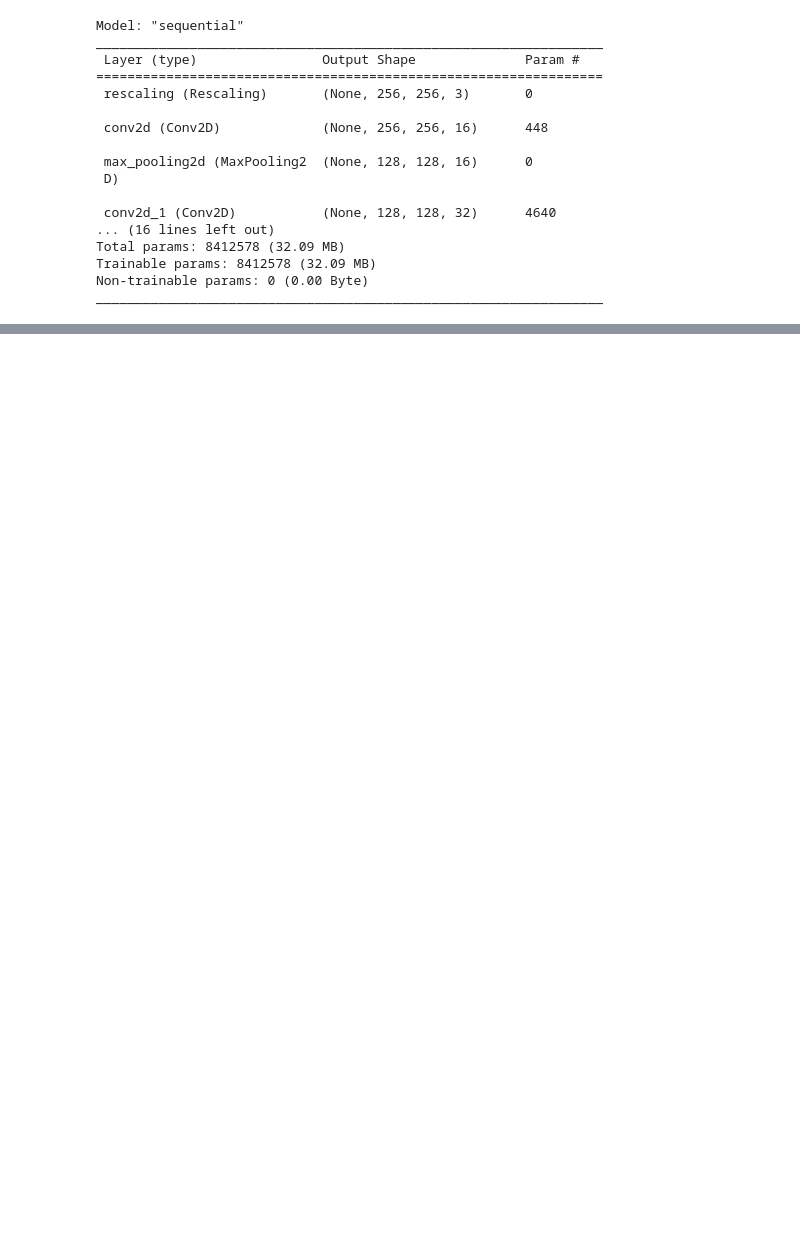
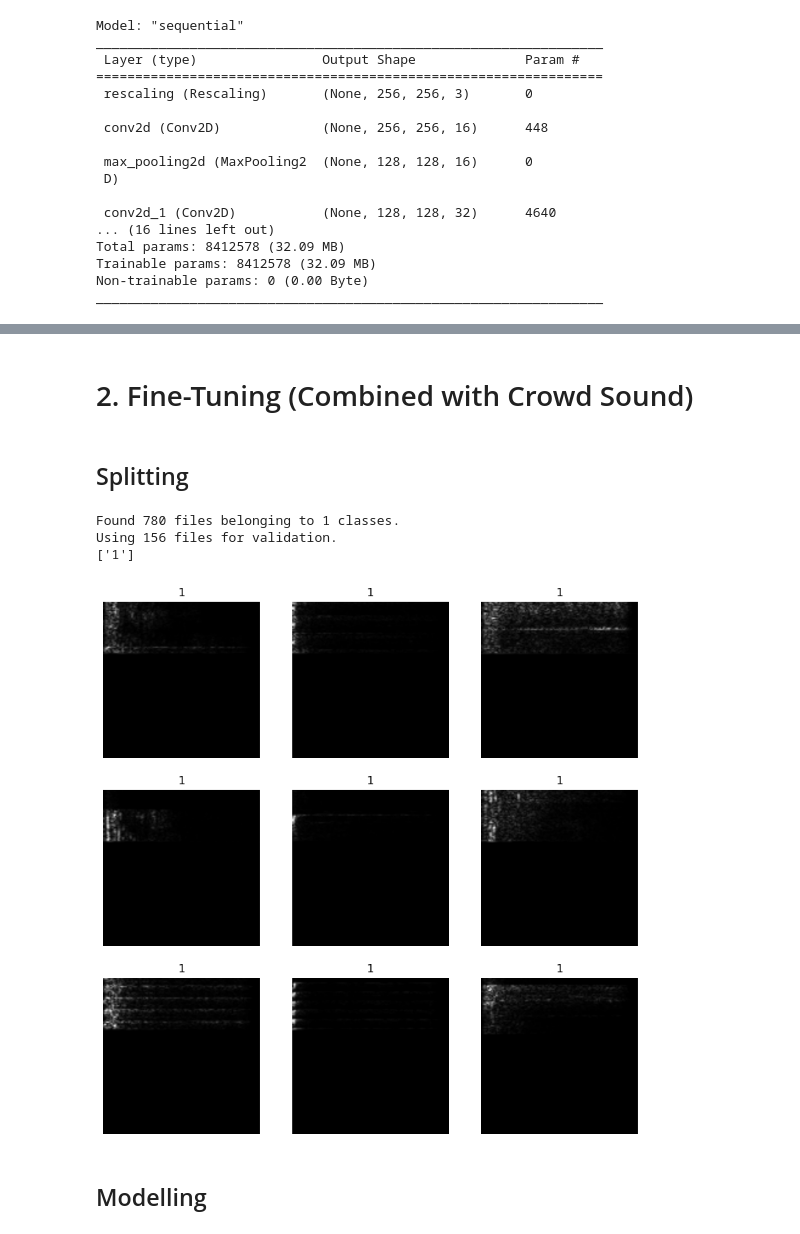
Before and after one commit to dhekmass12/mass-shooting-detector, a Jupyter notebook: model.ipynb, the cells around one changed output, grey strips where cells are left out. Cells and saved outputs as stored; diff of their text form; code cells hidden in the pictures; blank space fills up the shorter version.

```diff
--- a/model.ipynb
+++ b/model.ipynb
@@ -146,6 +51,12 @@ for images, labels in train_ds.take(1):
 num_classes = 2
 img_height = 256
 img_width = 256
+
+early_stopping = EarlyStopping(
+    monitor="accuracy",
+    restore_best_weights=True,
+    start_from_epoch=0,
+)
 
 model = tf.keras.Sequential([
   tf.keras.layers.experimental.preprocessing.Rescaling(1./255, input_shape=(img_height, img_width, 3)),
@@ -157,7 +68,8 @@ model = tf.keras.Sequential([
   tf.keras.layers.MaxPooling2D(),
   tf.keras.layers.Flatten(),
   tf.keras.layers.Dense(128, activation='relu'),
-  tf.keras.layers.Dense(num_classes)
+  tf.keras.layers.Dense(num_classes, activation='softmax'),
+
 ])
 # %%
 learning_rate = 0.125
@@ -187,10 +99,7 @@ Trainable params: 8412578 (32.09 MB)
 Non-trainable params: 0 (0.00 Byte)
 _________________________________________________________________
 # %%
-# Set the epocks
 epochs = 15
-print('\nFitting:')
 
-# Train the model.
-history = model.fit(train_ds, epochs=epochs)
+history = model.fit(train_ds, epochs=epochs, callbacks=[early_stopping])
 # %% [output]
@@ -240,0 +227,43 @@ Accuracy 1.0
+# %% [markdown]
+# 2. Fine-Tuning (Combined with Crowd Sound)
+# %% [markdown]
+## Splitting
+# %%
+train_directory = 'train_2/'
+
+def validate_images(directory):
+    global counter
+    for root, _, files in os.walk(directory):
+        for file in files:
+            file_path = os.path.join(root, file)
+            try:
+                with Image.open(file_path) as img:
+                    img.verify()
+            except (IOError, SyntaxError):
+                print(f"Invalid image file removed: {file_path}")
+                os.remove(file_path)
+
+validate_images(train_directory)
+# %%
+train_ds = tf.keras.preprocessing.image_dataset_from_directory(
+    train_directory, labels='inferred', label_mode='int', image_size=(256, 256), seed=123,
+    validation_split=0.2, subset='validation')
+
+class_names = train_ds.class_names
+print(class_names)
+# %% [output]
+Found 780 files belonging to 1 classes.
+Using 156 files for validation.
+['1']
+# %%
+plt.figure(figsize=(10, 10))
+for images, labels in train_ds.take(1):
+    for i in range(9):
+        ax = plt.subplot(3, 3, i + 1)
+        plt.imshow(images[i].numpy().astype("uint8"))
+        plt.title(class_names[labels[i]])
+        plt.axis("off")
+# %% [output]
+[figure, added]
+# %% [markdown]
+## Modelling
```
Also changed, not shown: parts of 47 cells of this notebook, 21 other files.
